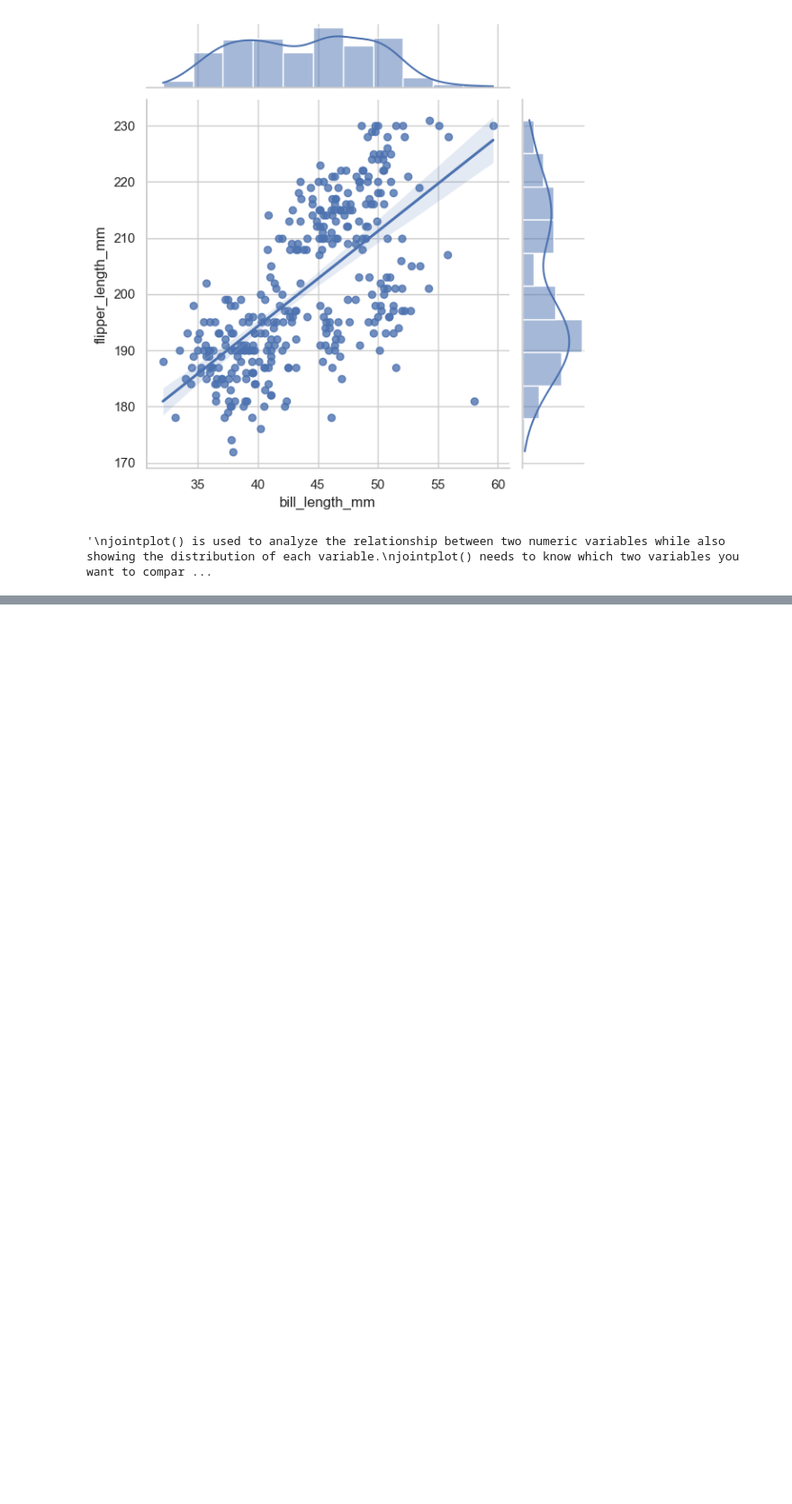
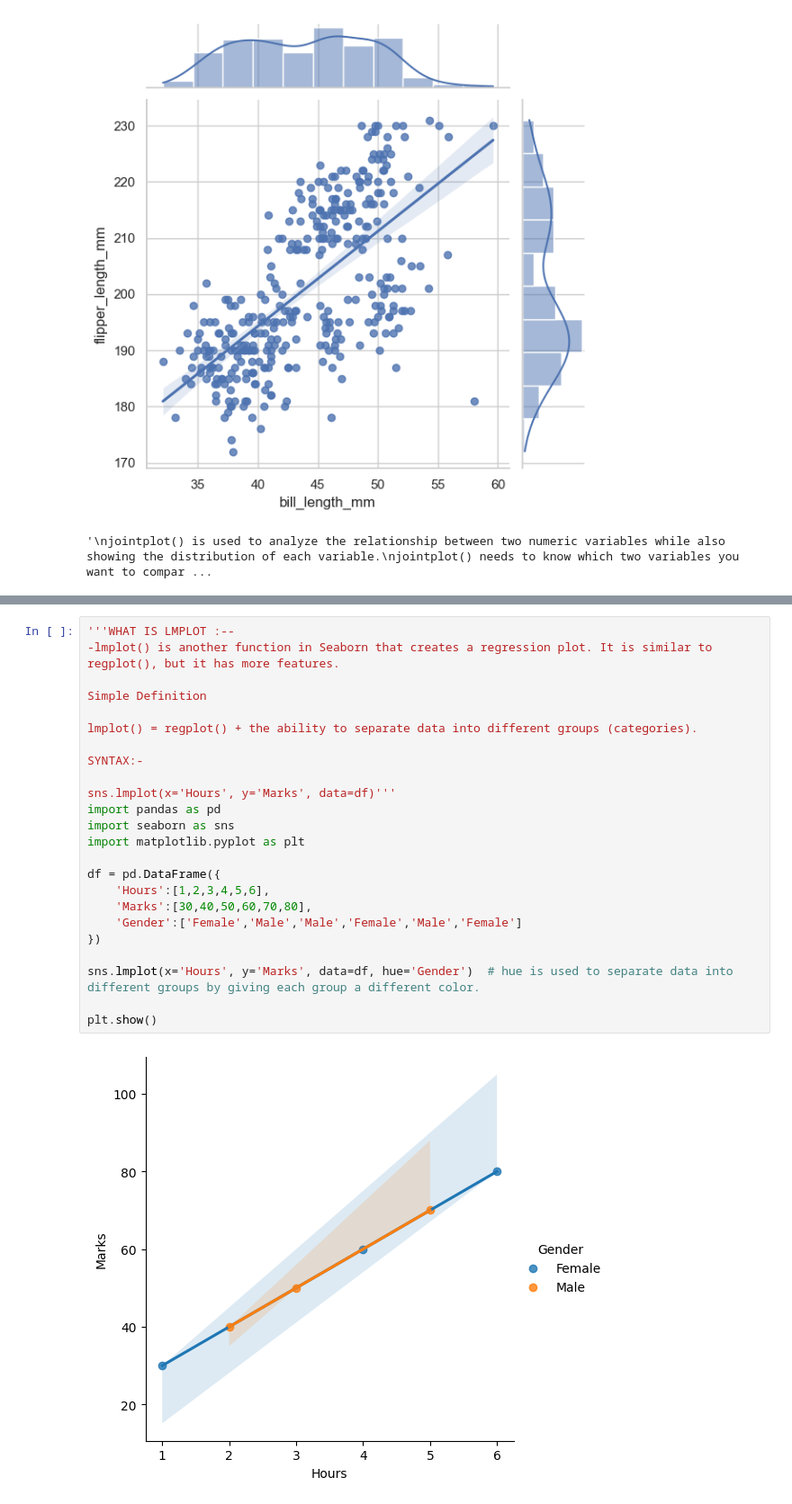
Before and after one commit to Devanshuk07/DATA-SCIENCE-AHEMDABAD, a Jupyter notebook: CORE PYTHON/LIBRARIES-SAHIL SIR/SEABORN/EVERYTHING SEABORN.ipynb, the cells around one changed output, grey strips where cells are left out. Shown at 90% size. Cells and saved outputs as stored; diff of their text form; blank space fills up the shorter version.

```diff
--- a/CORE PYTHON/LIBRARIES-SAHIL SIR/SEABORN/EVERYTHING SEABORN.ipynb
+++ b/CORE PYTHON/LIBRARIES-SAHIL SIR/SEABORN/EVERYTHING SEABORN.ipynb
@@ -345,0 +369,26 @@ jointplot() needs to know which two variables you want to compare.'''
+# %%
+'''WHAT IS LMPLOT :--
+-lmplot() is another function in Seaborn that creates a regression plot. It is similar to regplot(), but it has more features.
+
+Simple Definition
+
+lmplot() = regplot() + the ability to separate data into different groups (categories).
+
+SYNTAX:-
+
+sns.lmplot(x='Hours', y='Marks', data=df)'''
+import pandas as pd
+import seaborn as sns
+import matplotlib.pyplot as plt
+
+df = pd.DataFrame({
+    'Hours':[1,2,3,4,5,6],
+    'Marks':[30,40,50,60,70,80],
+    'Gender':['Female','Male','Male','Female','Male','Female']
+})
+
+sns.lmplot(x='Hours', y='Marks', data=df, hue='Gender')  # hue is used to separate data into different groups by giving each group a different color.
+
+plt.show()
+# %% [output]
+[figure, added]
```
Also changed, not shown: parts of 4 cells of this notebook, 1 other file.
